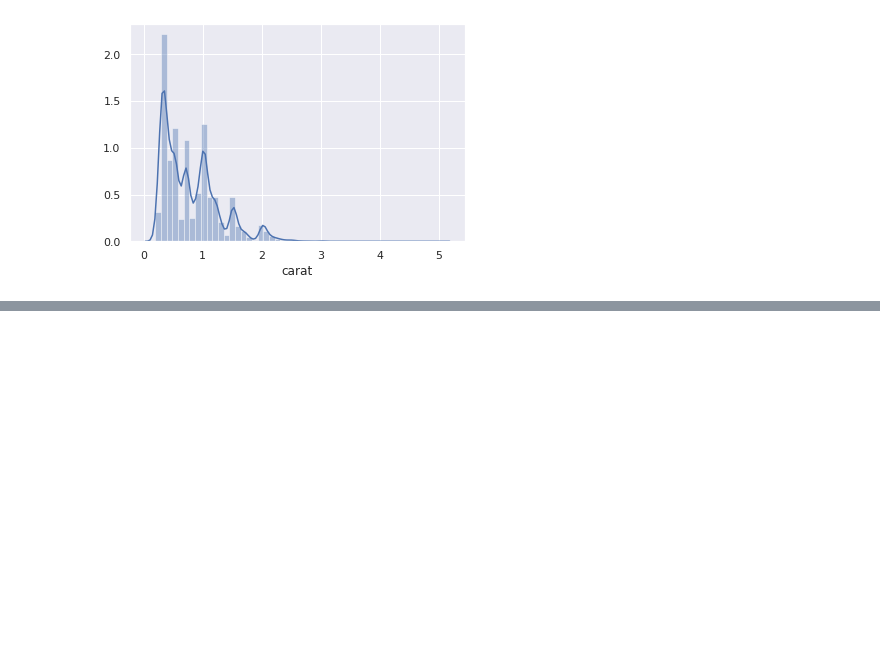
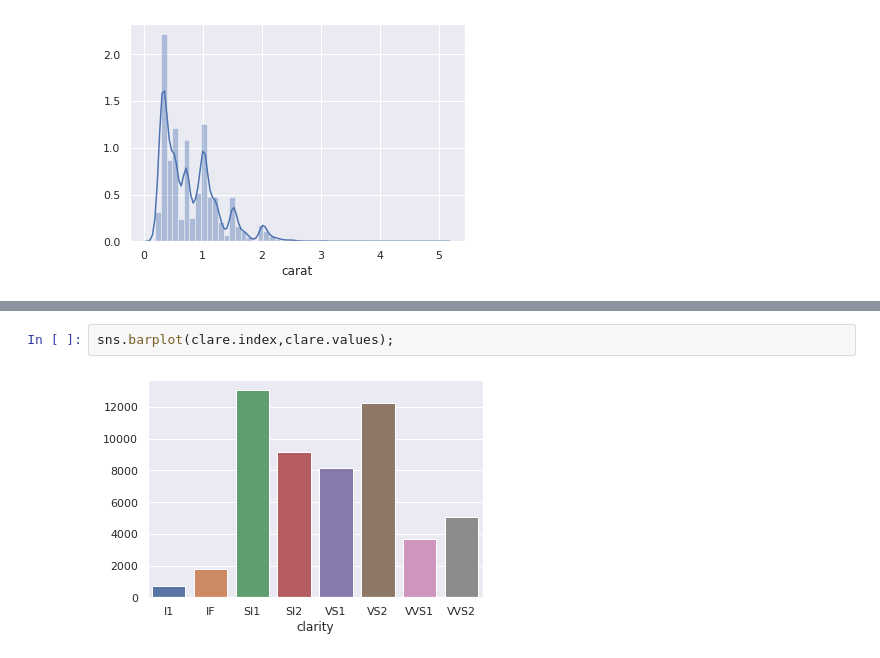
Before and after one commit to swami-gait/Foundations_of_datascience, a Jupyter notebook: FDS_WK11_DataViz.ipynb, the cells around one changed output, grey strips where cells are left out. Drawn from its saved outputs; the diff is of its cells as text; blank space fills up the shorter version.

```diff
--- a/FDS_WK11_DataViz.ipynb
+++ b/FDS_WK11_DataViz.ipynb
@@ -490,0 +509,4 @@ sns.distplot(d.carat);
+# %%
+sns.barplot(clare.index,clare.values);
+# %% [output]
+[figure, added]
```
Also changed, not shown: parts of 50 cells of this notebook.
